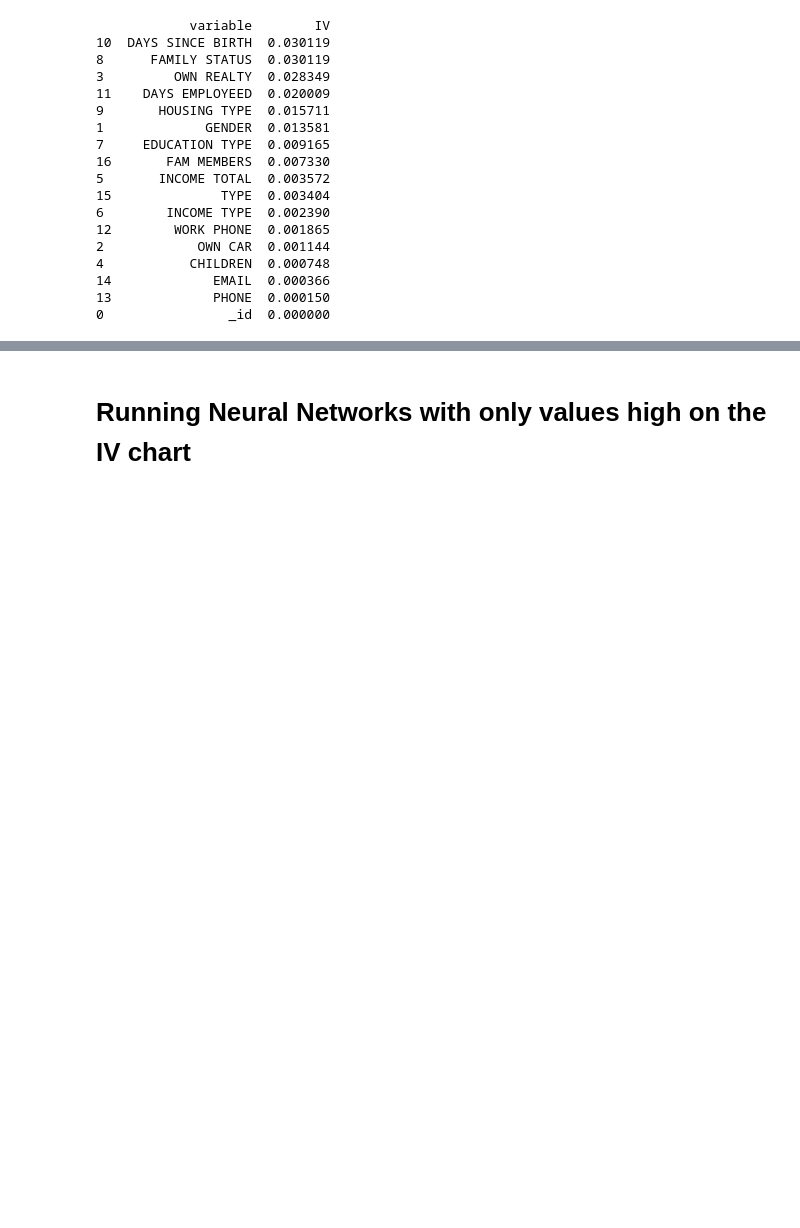
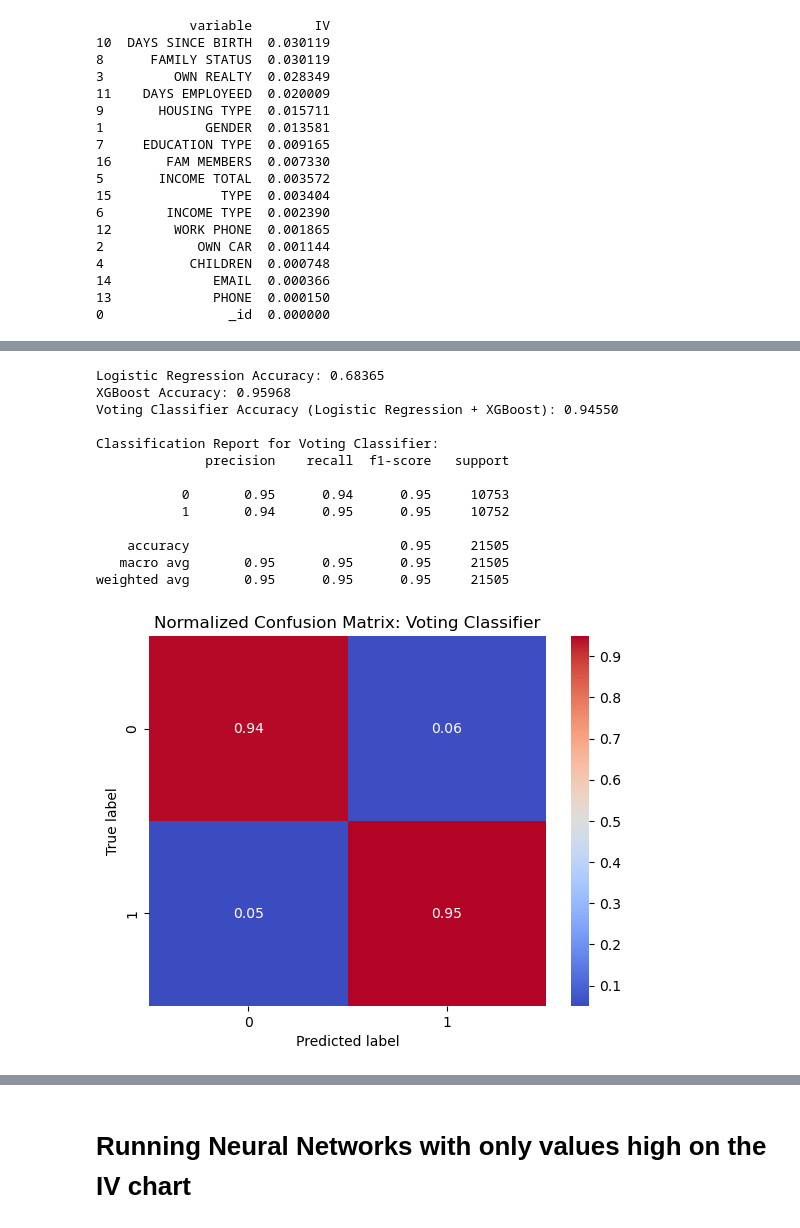
Before and after one commit to lsunley/Project4-ML, a Jupyter notebook: application_notebook.ipynb, the cells around one changed output, grey strips where cells are left out. Saved outputs shown, nothing was run; the diff lists cells and outputs as text; code cells hidden in the pictures; blank space fills up the shorter version.

```diff
--- a/application_notebook.ipynb
+++ b/application_notebook.ipynb
@@ -1084,0 +1166,66 @@ print(ivtable)
+# %%
+from sklearn.linear_model import LogisticRegression
+from sklearn.ensemble import VotingClassifier
+from xgboost import XGBClassifier
+from sklearn.metrics import accuracy_score, confusion_matrix, classification_report
+
+# 1. Logistic Regression Model
+lr_model = LogisticRegression(max_iter=1000, random_state=42)
+lr_model.fit(X_train, y_train)
+lr_pred = lr_model.predict(X_test)
+lr_accuracy = accuracy_score(y_test, lr_pred)
+print(f"Logistic Regression Accuracy: {lr_accuracy:.5f}")
+
+# 2. XGBoost Model
+xgb_model = XGBClassifier(random_state=42, eval_metric='logloss')
+xgb_model.fit(X_train, y_train)
+xgb_pred = xgb_model.predict(X_test)
+xgb_accuracy = accuracy_score(y_test, xgb_pred)
+print(f"XGBoost Accuracy: {xgb_accuracy:.5f}")
+
+# 3. Ensemble Voting Classifier with Logistic Regression and XGBoost
+voting_model = VotingClassifier(estimators=[
+    ('lr', lr_model),   # Logistic Regression
+    ('xgb', xgb_model)  # XGBoost
+], voting='soft')  # 'soft' uses predicted probabilities
+
+# Train Voting Classifier
+voting_model.fit(X_train, y_train)
+voting_pred = voting_model.predict(X_test)
+voting_accuracy = accuracy_score(y_test, voting_pred)
+print(f"Voting Classifier Accuracy (Logistic Regression + XGBoost): {voting_accuracy:.5f}")
+
+# Evaluate Voting Classifier
+print("\nClassification Report for Voting Classifier:")
+print(classification_report(y_test, voting_pred))
+
+# Confusion Matrix
+cm = confusion_matrix(y_test, voting_pred)
+def plot_confusion_matrix(cm, classes, normalize=False, title='Confusion Matrix', cmap='coolwarm'):
+    if normalize:
+        cm = cm.astype('float') / cm.sum(axis=1)[:, np.newaxis]
+    sns.heatmap(cm, annot=True, fmt=".2f" if normalize else "d", cmap=cmap,
+                xticklabels=classes, yticklabels=classes)
+    plt.title(title)
+    plt.ylabel('True label')
+    plt.xlabel('Predicted label')
+    plt.show()
+
+class_names = ['0', '1']  # Replace with actual class labels if necessary
+plot_confusion_matrix(cm, class_names, normalize=True,
+                      title='Normalized Confusion Matrix: Voting Classifier')
+# %% [output]
+Logistic Regression Accuracy: 0.68365
+XGBoost Accuracy: 0.95968
+Voting Classifier Accuracy (Logistic Regression + XGBoost): 0.94550
+
+Classification Report for Voting Classifier:
+              precision    recall  f1-score   support
+
+           0       0.95      0.94      0.95     10753
+           1       0.94      0.95      0.95     10752
+
+    accuracy                           0.95     21505
+   macro avg       0.95      0.95      0.95     21505
+weighted avg       0.95      0.95      0.95     21505
+[figure, added]
```
Also changed, not shown: parts of 16 cells of this notebook, 17 other files.
